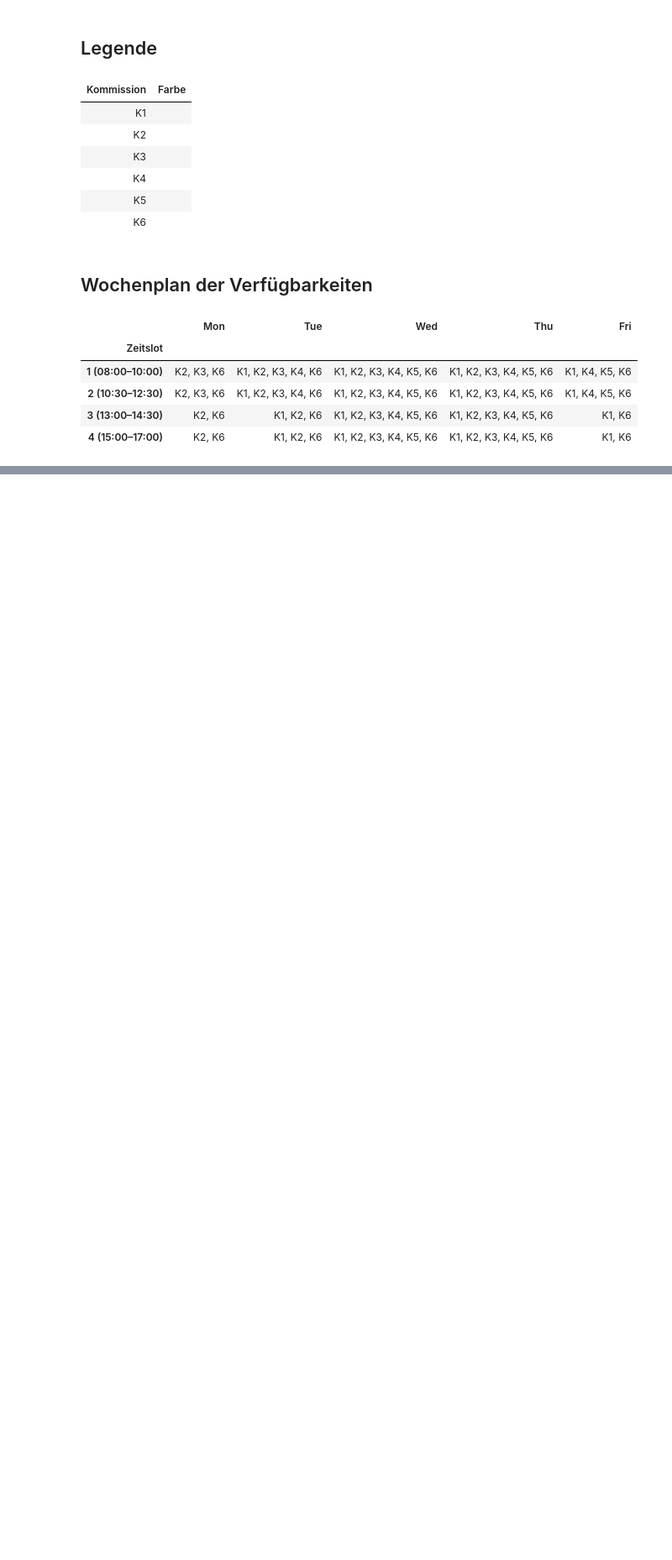
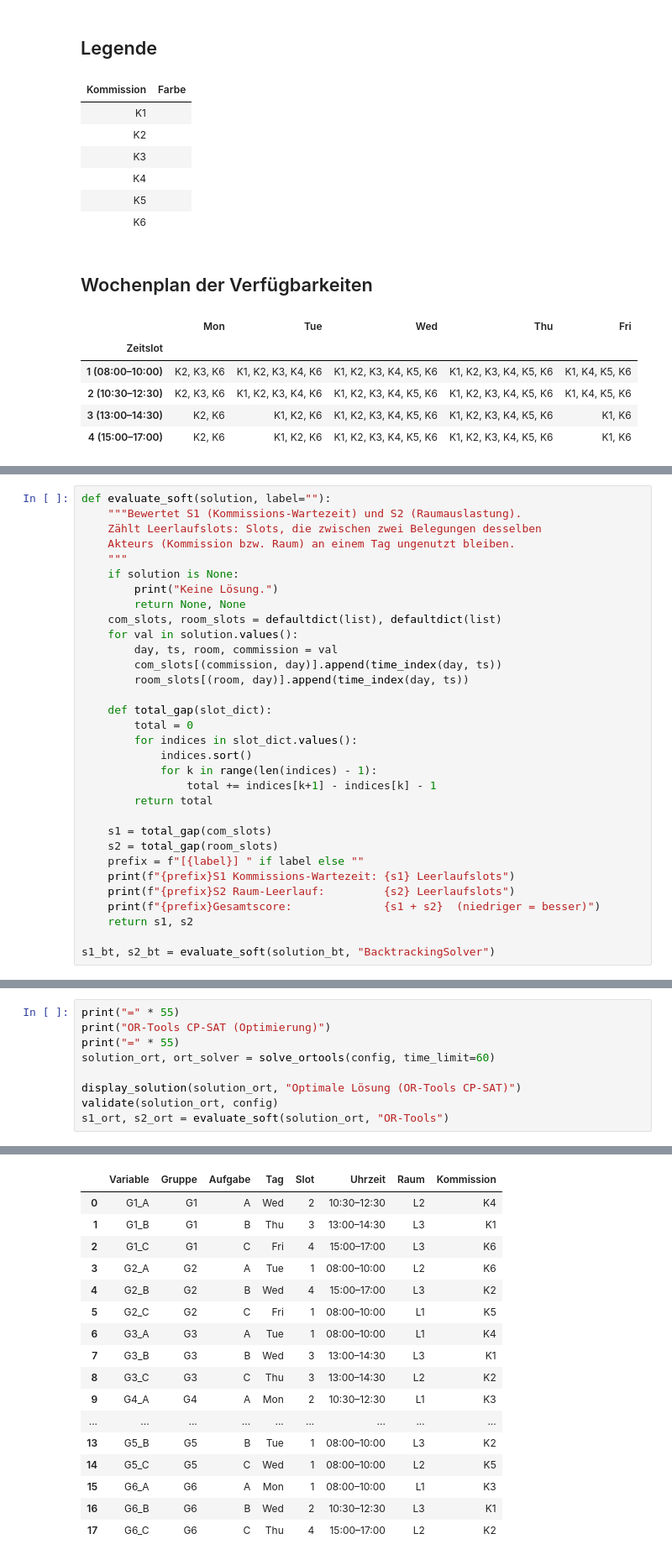
Before and after one commit to Sanel-Trnka/grundlagen-ki, a Jupyter notebook: constraints/C4/C4/csp_loesung.ipynb, the cells around one changed output, grey strips where cells are left out. Shown at 84% size. Saved outputs shown, nothing was run; the diff lists cells and outputs as text; blank space fills up the shorter version.

```diff
--- a/constraints/C4/C4/csp_loesung.ipynb
+++ b/constraints/C4/C4/csp_loesung.ipynb
@@ -761,0 +402,32 @@ Der Vergleich zwischen `BacktrackingSolver` (iterativ) und `RecursiveBacktrackin
+# %%
+def evaluate_soft(solution, label=""):
+    """Bewertet S1 (Kommissions-Wartezeit) und S2 (Raumauslastung).
+    Zählt Leerlaufslots: Slots, die zwischen zwei Belegungen desselben
+    Akteurs (Kommission bzw. Raum) an einem Tag ungenutzt bleiben.
+    """
+    if solution is None:
+        print("Keine Lösung.")
+        return None, None
+    com_slots, room_slots = defaultdict(list), defaultdict(list)
+    for val in solution.values():
+        day, ts, room, commission = val
+        com_slots[(commission, day)].append(time_index(day, ts))
+        room_slots[(room, day)].append(time_index(day, ts))
+
+    def total_gap(slot_dict):
+        total = 0
+        for indices in slot_dict.values():
+            indices.sort()
+            for k in range(len(indices) - 1):
+                total += indices[k+1] - indices[k] - 1
+        return total
+
+    s1 = total_gap(com_slots)
+    s2 = total_gap(room_slots)
+    prefix = f"[{label}] " if label else ""
+    print(f"{prefix}S1 Kommissions-Wartezeit: {s1} Leerlaufslots")
+    print(f"{prefix}S2 Raum-Leerlauf:         {s2} Leerlaufslots")
+    print(f"{prefix}Gesamtscore:              {s1 + s2}  (niedriger = besser)")
+    return s1, s2
+
+s1_bt, s2_bt = evaluate_soft(solution_bt, "BacktrackingSolver")
@@ -761,0 +652,10 @@ Der Vergleich zwischen `BacktrackingSolver` (iterativ) und `RecursiveBacktrackin
+# %%
+print("=" * 55)
+print("OR-Tools CP-SAT (Optimierung)")
+print("=" * 55)
+solution_ort, ort_solver = solve_ortools(config, time_limit=60)
+
+display_solution(solution_ort, "Optimale Lösung (OR-Tools CP-SAT)")
+validate(solution_ort, config)
+s1_ort, s2_ort = evaluate_soft(solution_ort, "OR-Tools")
+# %% [output]
@@ -761,0 +670,17 @@ Der Vergleich zwischen `BacktrackingSolver` (iterativ) und `RecursiveBacktrackin
+|  | Variable | Gruppe | Aufgabe | Tag | Slot | Uhrzeit | Raum | Kommission |
+| 0 | G1_A | G1 | A | Wed | 2 | 10:30–12:30 | L2 | K4 |
+| 1 | G1_B | G1 | B | Thu | 3 | 13:00–14:30 | L3 | K1 |
+| 2 | G1_C | G1 | C | Fri | 4 | 15:00–17:00 | L3 | K6 |
+| 3 | G2_A | G2 | A | Tue | 1 | 08:00–10:00 | L2 | K6 |
+| 4 | G2_B | G2 | B | Wed | 4 | 15:00–17:00 | L3 | K2 |
+| 5 | G2_C | G2 | C | Fri | 1 | 08:00–10:00 | L1 | K5 |
+| 6 | G3_A | G3 | A | Tue | 1 | 08:00–10:00 | L1 | K4 |
+| 7 | G3_B | G3 | B | Wed | 3 | 13:00–14:30 | L3 | K1 |
+| 8 | G3_C | G3 | C | Thu | 3 | 13:00–14:30 | L2 | K2 |
+| 9 | G4_A | G4 | A | Mon | 2 | 10:30–12:30 | L1 | K3 |
+| ... | ... | ... | ... | ... | ... | ... | ... | ... |
+| 13 | G5_B | G5 | B | Tue | 1 | 08:00–10:00 | L3 | K2 |
+| 14 | G5_C | G5 | C | Wed | 1 | 08:00–10:00 | L2 | K5 |
+| 15 | G6_A | G6 | A | Mon | 1 | 08:00–10:00 | L1 | K3 |
+| 16 | G6_B | G6 | B | Wed | 2 | 10:30–12:30 | L3 | K1 |
+| 17 | G6_C | G6 | C | Thu | 4 | 15:00–17:00 | L2 | K2 |
```
Also changed, not shown: parts of 42 cells of this notebook.
